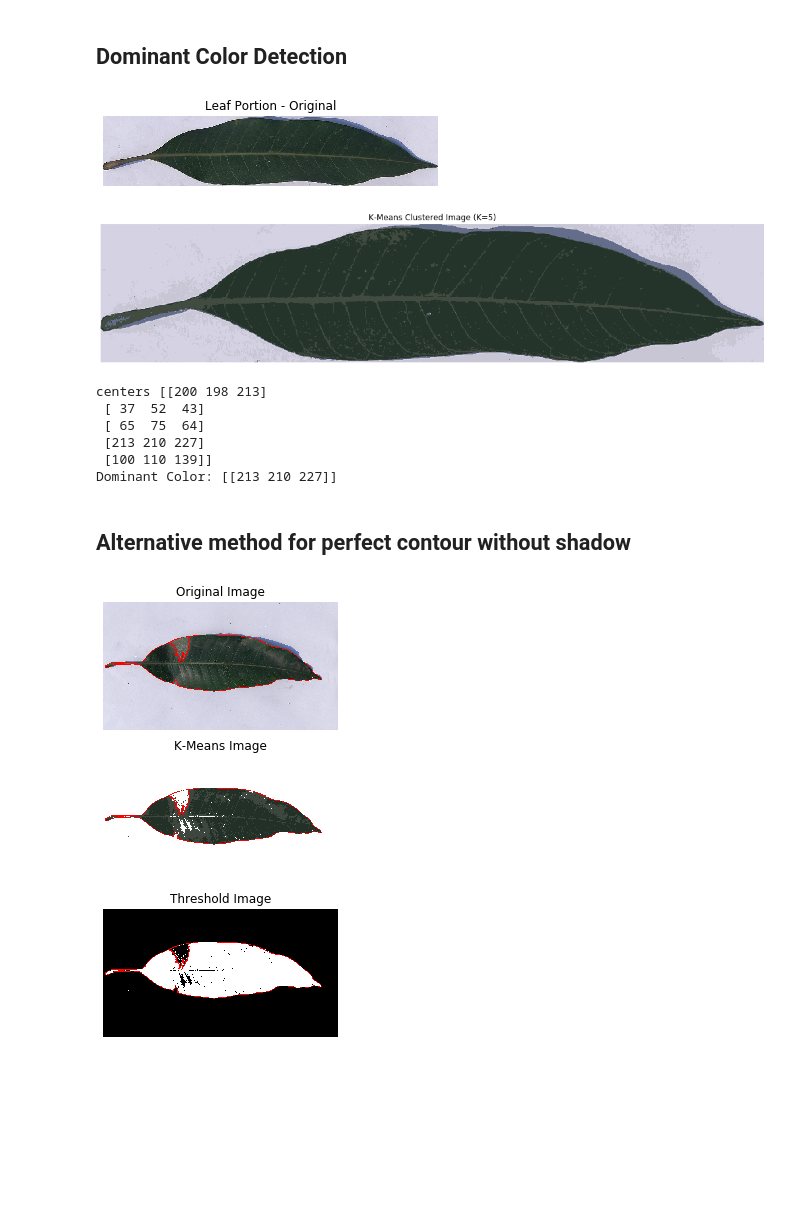
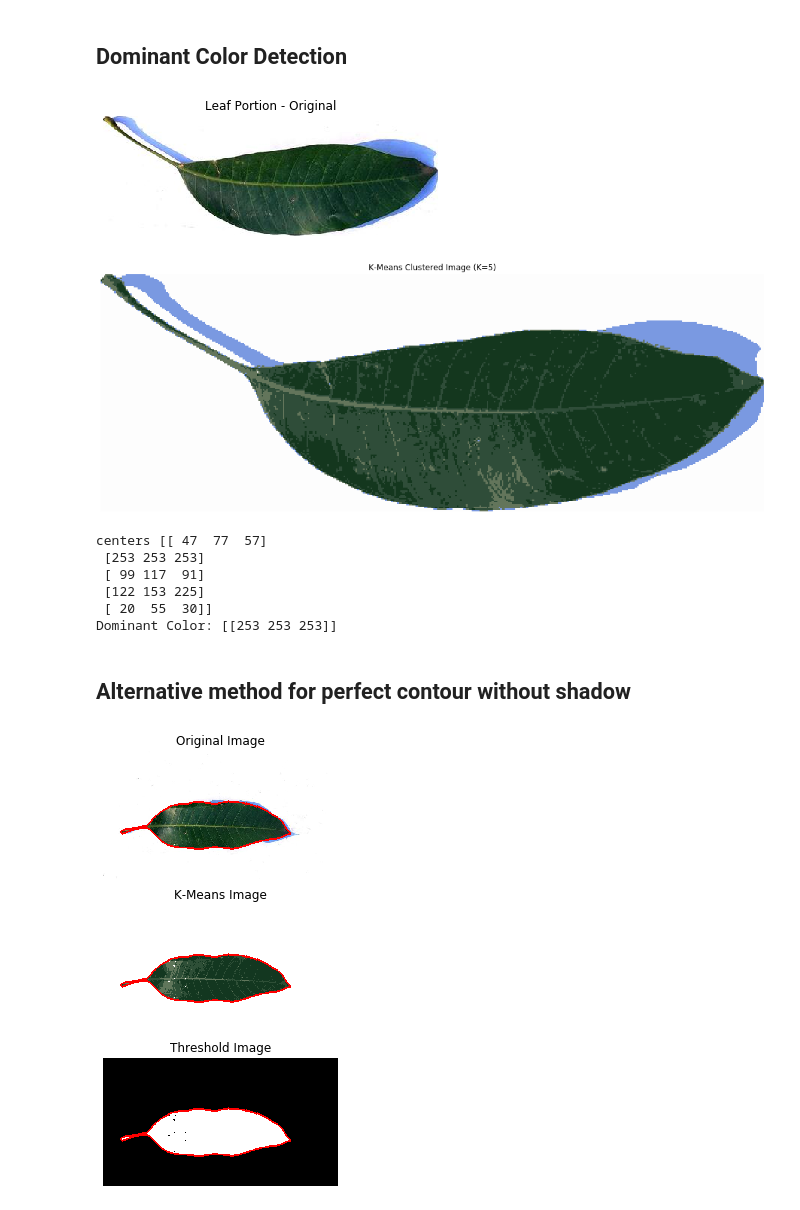
Before and after one commit to cod3rboy/mangoresearch, a Jupyter notebook: haar_wavelet_transform.ipynb, the cells around one changed output. Saved outputs shown, nothing was run; the diff lists cells and outputs as text; code cells hidden in the pictures; blank space fills up the shorter version.

```diff
--- a/haar_wavelet_transform.ipynb
+++ b/haar_wavelet_transform.ipynb
@@ -91,9 +91,8 @@ No of shapes 60
 # Contours
 ## Image Features
 # %%
-original_img = cv2.imread('MangoLeavesDatabase/Alphonso/front/alphonso_front_01.jpg')
+original_img = cv2.imread('MangoLeavesDatabase/Alphonso/front/alphonso_front_4fso23tcw5kzr1qgrj5sje48.jpg')
 img2rgb = cv2.cvtColor(original_img, cv2.COLOR_BGR2RGB)
-img2rgb_cop
 img2gray = cv2.cvtColor(original_img, cv2.COLOR_BGR2GRAY)
 retval, img = cv2.threshold(img2gray,0, 255,cv2.THRESH_BINARY_INV+cv2.THRESH_OTSU)
 contours, _ = cv2.findContours(img, cv2.RETR_EXTERNAL, cv2.CHAIN_APPROX_SIMPLE)
@@ -159,7 +158,7 @@ Mean Color in leaf portion: (121, 119, 121)
 # %% [markdown]
 ## Dominant Color Detection
 # %%
-original_img = cv2.imread('MangoLeavesDatabase/Alphonso/front/alphonso_front_00.jpg')
+original_img = cv2.imread('MangoLeavesDatabase/Alphonso/front/alphonso_front_4fso23tcw5kzr1qgrj5sje48.jpg')
 img2rgb = cv2.cvtColor(original_img, cv2.COLOR_BGR2RGB)
 img2gray = cv2.cvtColor(original_img, cv2.COLOR_BGR2GRAY)
 retval, img = cv2.threshold(img2gray,0, 255,cv2.THRESH_BINARY_INV+cv2.THRESH_OTSU)
@@ -171,46 +170,46 @@ if len(contours) != 0:
     leaf_segment = img2rgb[y:y+h, x:x+w]
     plt.imshow(leaf_segment)
     plt.title('Leaf Portion - Original')
     plt.axis('off')
     plt.show()
 
      # Get the dominant color in leaf contour area
     leaf_pixels = leaf_segment.reshape((-1, 3))
     leaf_pixels = np.float32(leaf_pixels)
     criteria = (cv2.TERM_CRITERIA_EPS + cv2.TERM_CRITERIA_MAX_ITER, 10, 1.0)
     K = 5
     ret,label,center = cv2.kmeans(leaf_pixels, K, None, criteria, 10, cv2.KMEANS_RANDOM_CENTERS)
     center = np.uint8(center)
     result = center[label.flatten()]
     result = result.reshape(leaf_segment.shape)
 
     plt.figure('Clustered Image', figsize=(18, 8))
     plt.axis('off')
     plt.imshow(result)
     plt.title('K-Means Clustered Image (K={0})'.format(K))
     plt.show()
 
     _,count = np.unique(label.flatten(), return_counts=True)
     dominant_color = center[label[count.argmax()]]
     print('centers', center)
     print('Dominant Color:', str(dominant_color))
 
 else:
     print('No contour found in image')
 # %% [output]
-[figure, old version]
+[figure, new version]
-[figure, old version]
+[figure, new version]
-centers [[200 198 213]
- [ 37  52  43]
- [ 65  75  64]
- [213 210 227]
- [100 110 139]]
-Dominant Color: [[213 210 227]]
+centers [[ 47  77  57]
+ [253 253 253]
+ [ 99 117  91]
+ [122 153 225]
+ [ 20  55  30]]
+Dominant Color: [[253 253 253]]
 # %% [markdown]
 ## Alternative method for perfect contour without shadow
 # %%
 # Read an Image from dataset
-original_img = cv2.imread('MangoLeavesDatabase/Alphonso/front/alphonso_front_01.jpg')
+original_img = cv2.imread('MangoLeavesDatabase/Alphonso/front/alphonso_front_8n0wwkn765agjmciisobrbk5.jpg')
 # Convert color channels from BGR to RGB
 img2rgb = cv2.cvtColor(original_img, cv2.COLOR_BGR2RGB)
 # Apply K-Means to reduce color space in image
@@ -252,4 +251,4 @@ if len(contours) != 0:
 else:
     print('No contour found in image')
 # %% [output]
-[figure, old version]
+[figure, new version]
```
Also changed, not shown: parts of 5 cells of this notebook, 1 other file.
